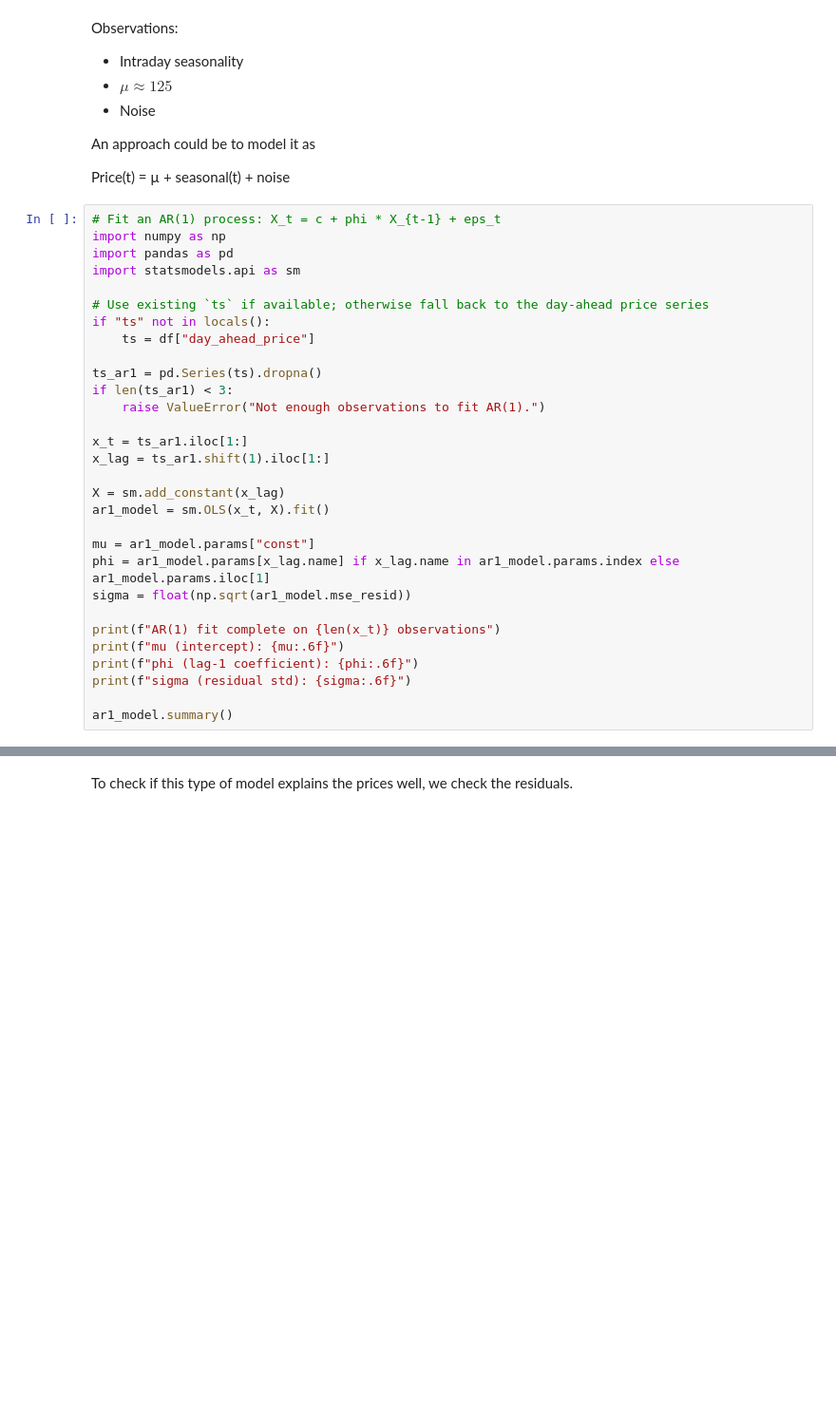
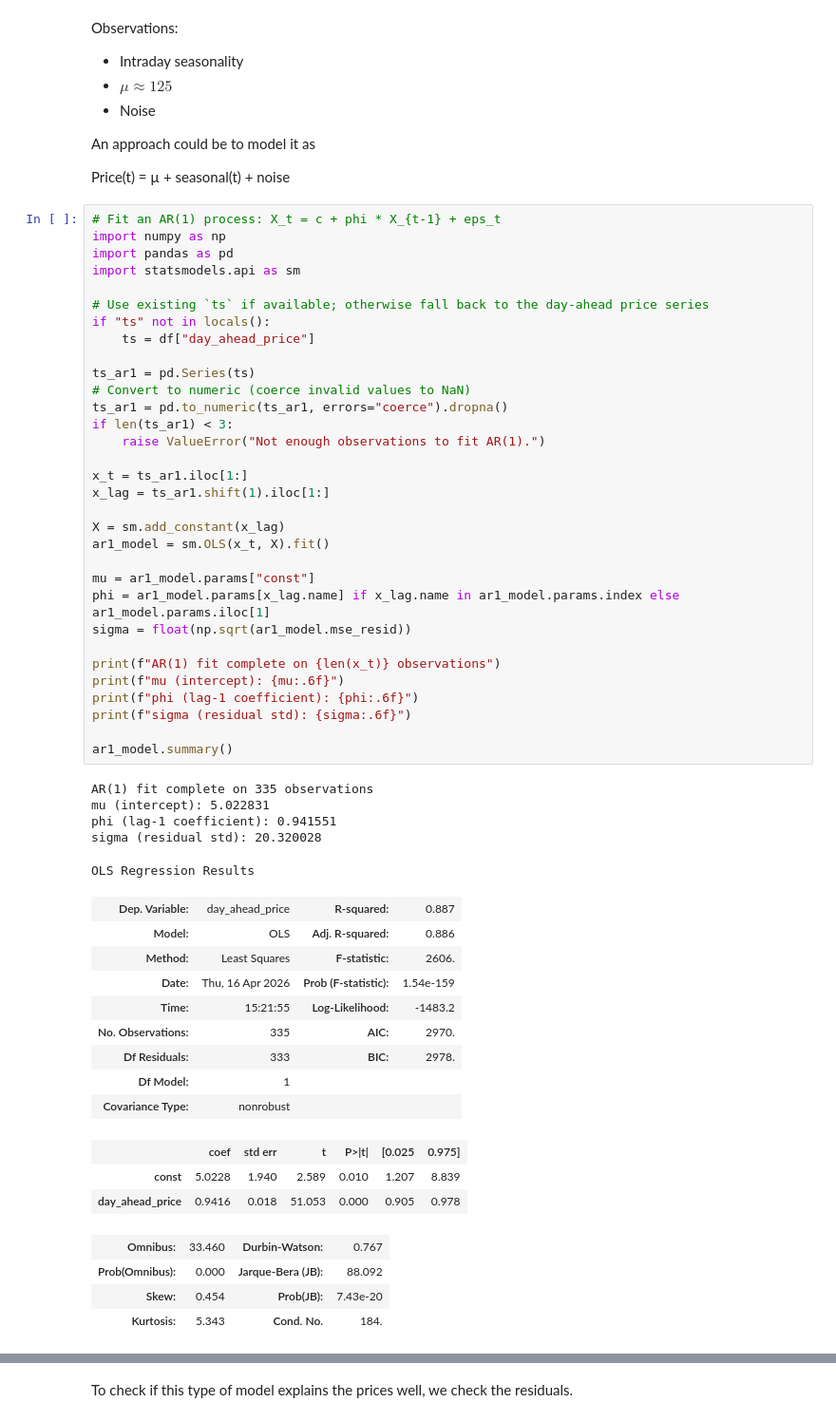
Before and after one commit to ddoebel/option-pricing, a Jupyter notebook: electricity_price_predictor/src/data_analysis/analyze_data.ipynb, the cells around one changed output, grey strips where cells are left out. Shown at 95% size. Saved outputs shown, nothing was run; the diff lists cells and outputs as text; blank space fills up the shorter version.

```diff
--- a/electricity_price_predictor/src/data_analysis/analyze_data.ipynb
+++ b/electricity_price_predictor/src/data_analysis/analyze_data.ipynb
@@ -161,30 +164,54 @@ Price(t) = µ + seasonal(t) + noise
 # %%
 # Fit an AR(1) process: X_t = c + phi * X_{t-1} + eps_t
 import numpy as np
 import pandas as pd
 import statsmodels.api as sm
 
 # Use existing `ts` if available; otherwise fall back to the day-ahead price series
 if "ts" not in locals():
     ts = df["day_ahead_price"]
 
-ts_ar1 = pd.Series(ts).dropna()
+ts_ar1 = pd.Series(ts)
+# Convert to numeric (coerce invalid values to NaN)
+ts_ar1 = pd.to_numeric(ts_ar1, errors="coerce").dropna()
 if len(ts_ar1) < 3:
     raise ValueError("Not enough observations to fit AR(1).")
 
 x_t = ts_ar1.iloc[1:]
 x_lag = ts_ar1.shift(1).iloc[1:]
 
 X = sm.add_constant(x_lag)
 ar1_model = sm.OLS(x_t, X).fit()
 
 mu = ar1_model.params["const"]
 phi = ar1_model.params[x_lag.name] if x_lag.name in ar1_model.params.index else ar1_model.params.iloc[1]
 sigma = float(np.sqrt(ar1_model.mse_resid))
 
 print(f"AR(1) fit complete on {len(x_t)} observations")
 print(f"mu (intercept): {mu:.6f}")
 print(f"phi (lag-1 coefficient): {phi:.6f}")
 print(f"sigma (residual std): {sigma:.6f}")
 
 ar1_model.summary()
+# %% [output]
+AR(1) fit complete on 335 observations
+mu (intercept): 5.022831
+phi (lag-1 coefficient): 0.941551
+sigma (residual std): 20.320028
+OLS Regression Results
+| Dep. Variable: | day_ahead_price | R-squared: | 0.887 |
+| Model: | OLS | Adj. R-squared: | 0.886 |
+| Method: | Least Squares | F-statistic: | 2606. |
+| Date: | Thu, 16 Apr 2026 | Prob (F-statistic): | 1.54e-159 |
+| Time: | 15:21:55 | Log-Likelihood: | -1483.2 |
+| No. Observations: | 335 | AIC: | 2970. |
+| Df Residuals: | 333 | BIC: | 2978. |
+| Df Model: | 1 |  |  |
+| Covariance Type: | nonrobust |  |  |
+|  | coef | std err | t | P>|t| | [0.025 | 0.975] |
+| const | 5.0228 | 1.940 | 2.589 | 0.010 | 1.207 | 8.839 |
+| day_ahead_price | 0.9416 | 0.018 | 51.053 | 0.000 | 0.905 | 0.978 |
+| Omnibus: | 33.460 | Durbin-Watson: | 0.767 |
+| Prob(Omnibus): | 0.000 | Jarque-Bera (JB): | 88.092 |
+| Skew: | 0.454 | Prob(JB): | 7.43e-20 |
+| Kurtosis: | 5.343 | Cond. No. | 184. |
```
Also changed, not shown: parts of 15 cells of this notebook.
